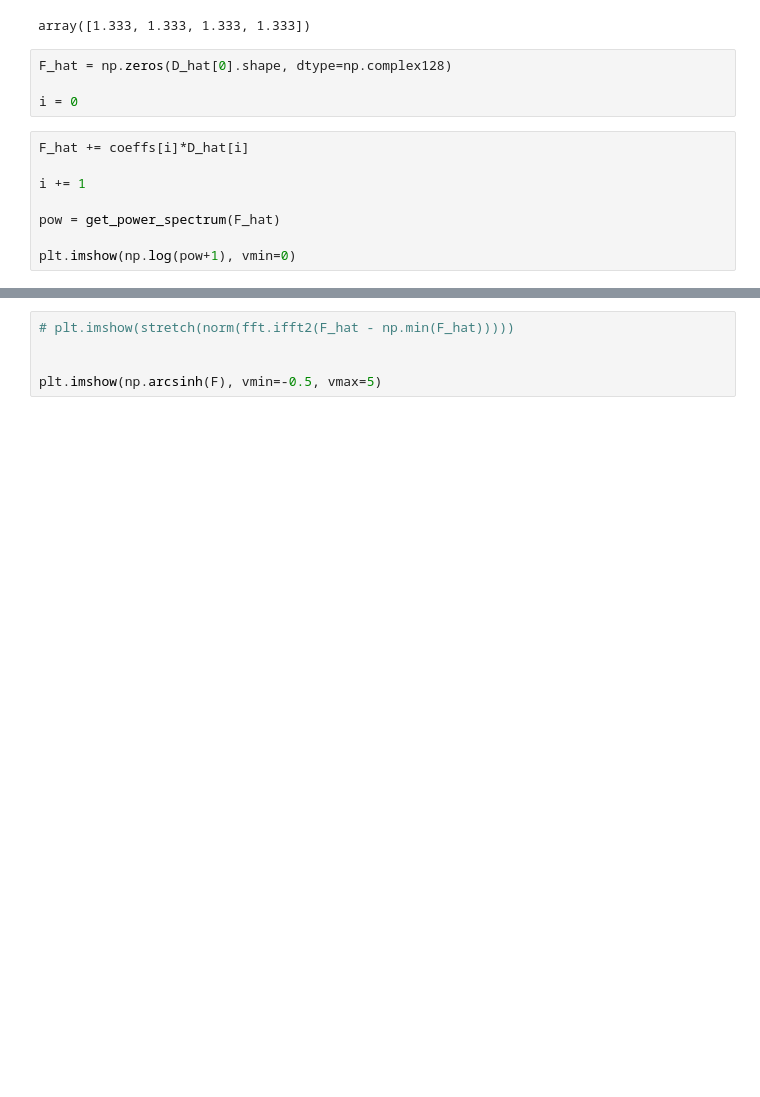
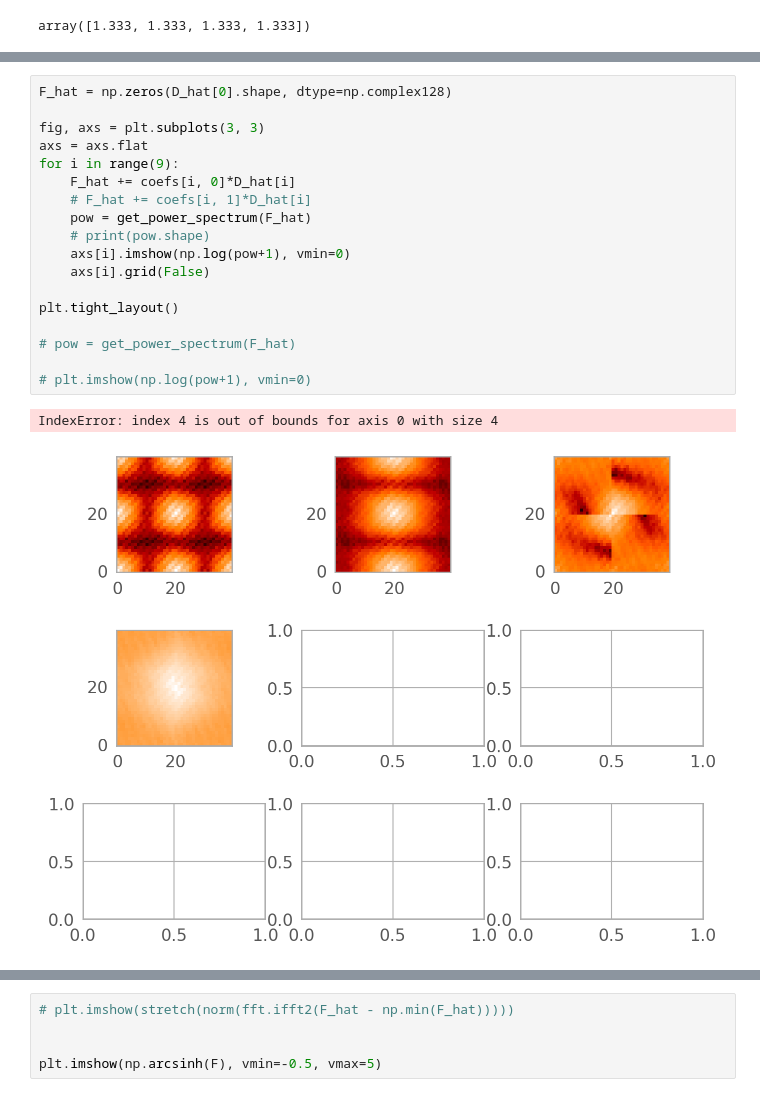
Before and after one commit to Chisen-Lupus/proper-dither, a Jupyter notebook: demo.ipynb, the cells around one changed output, grey strips where cells are left out. Drawn from its saved outputs; the diff is of its cells as text; blank space fills up the shorter version.

```diff
--- a/demo.ipynb
+++ b/demo.ipynb
@@ -897,15 +894,3 @@ array([0.667+1.155j, 1.333+0.j   , 1.333+0.j   , 0.667-1.155j])
 norm(coeffs)
 # %% [output]
 array([1.333, 1.333, 1.333, 1.333])
-# %%
-F_hat = np.zeros(D_hat[0].shape, dtype=np.complex128)
-
-i = 0
-# %%
-F_hat += coeffs[i]*D_hat[i]
-
-i += 1
-
-pow = get_power_spectrum(F_hat)
-
-plt.imshow(np.log(pow+1), vmin=0)
@@ -914,0 +904,21 @@ plt.imshow(np.log(pow+1), vmin=0)
+# %%
+F_hat = np.zeros(D_hat[0].shape, dtype=np.complex128)
+
+fig, axs = plt.subplots(3, 3)
+axs = axs.flat
+for i in range(9):
+    F_hat += coefs[i, 0]*D_hat[i]
+    # F_hat += coefs[i, 1]*D_hat[i]
+    pow = get_power_spectrum(F_hat)
+    # print(pow.shape)
+    axs[i].imshow(np.log(pow+1), vmin=0)
+    axs[i].grid(False)
+
+plt.tight_layout()
+
+# pow = get_power_spectrum(F_hat)
+
+# plt.imshow(np.log(pow+1), vmin=0)
+# %% [output]
+IndexError: index 4 is out of bounds for axis 0 with size 4
+[figure, added]
```
Also changed, not shown: parts of 23 cells of this notebook.
